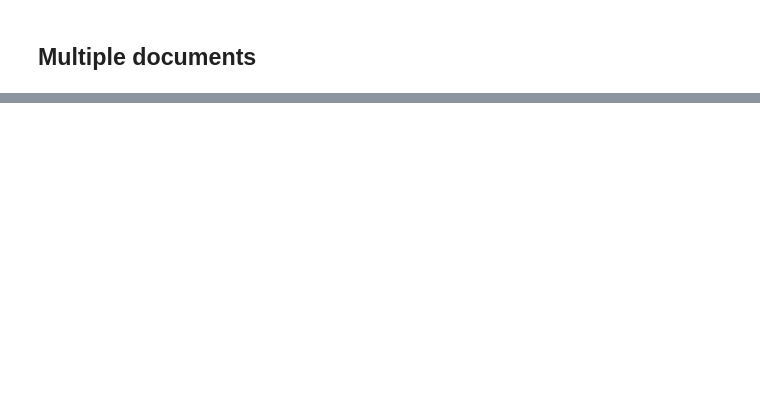
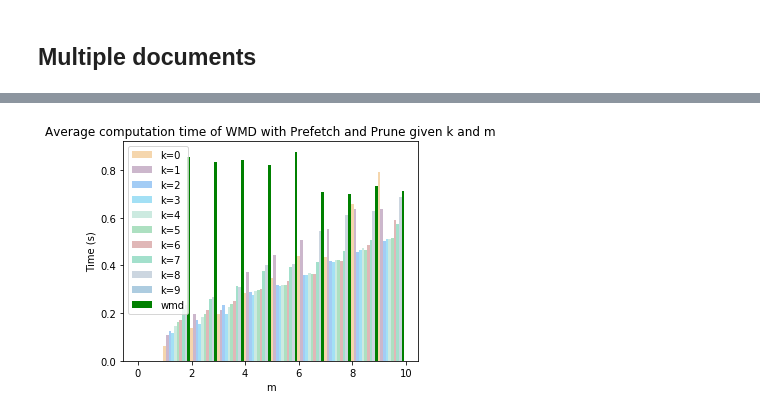
Before and after one commit to cpcdoy/WMD, a Jupyter notebook: Word Mover’s Distance.ipynb, the cells around one changed output, grey strips where cells are left out. Drawn from its saved outputs; the diff is of its cells as text; code cells hidden in the pictures; blank space fills up the shorter version.

```diff
--- a/Word Mover’s Distance.ipynb
+++ b/Word Mover’s Distance.ipynb
@@ -624,0 +714,25 @@ data = np.array([time_func(i, len(strs_proc), 100) for i in funcs])
+# %%
+error_config = {'ecolor': '0.3'}
+fig, ax = plt.subplots()
+
+for i in range(data.shape[0]):
+    ax.bar(np.arange(data.shape[0]) + 0.1*i, data[i, :, 0, 0] / 100, 0.1,
+                alpha=0.4, color=np.around(np.random.rand(3, 1), 1).flatten(),
+                 error_kw=error_config,
+                label='k=' + str(i))
+
+ax.bar(np.arange(data.shape[0]) + 0.1*i, data[i, :, 1, 0] / 100, 0.1,
+                alpha=1.0, color='g',
+                 error_kw=error_config,
+                label='wmd')
+
+ax.legend()
+
+ax.set_xlabel('m')
+ax.set_ylabel('Time (s)')
+ax.set_title('Average computation time of WMD with Prefetch and Prune given k and m')
+
+fig.tight_layout()
+plt.show()
+# %% [output]
+[figure, added]
```
Also changed, not shown: parts of 28 cells of this notebook.
